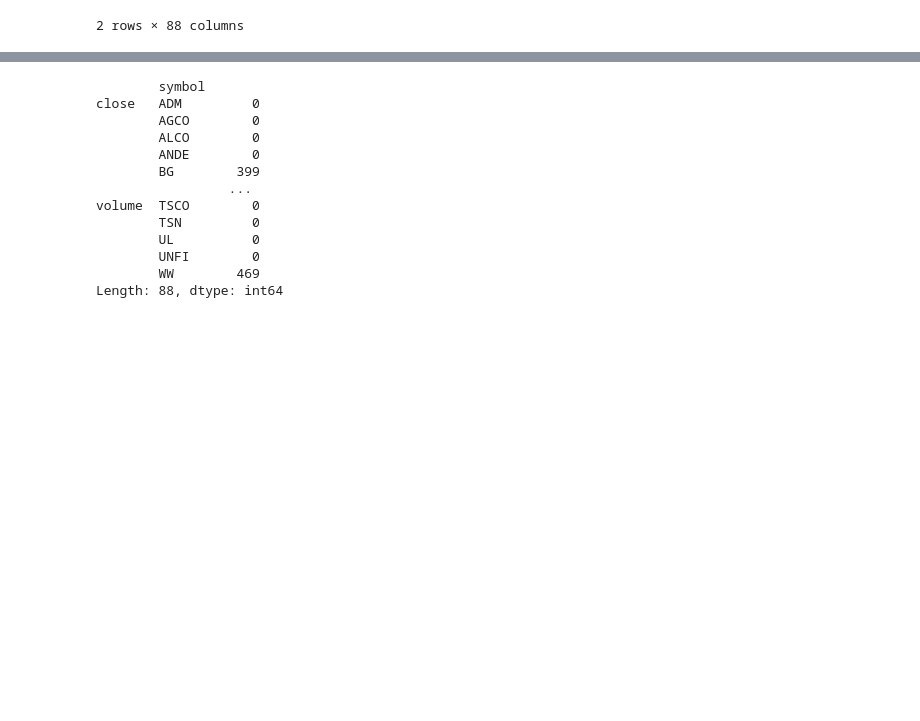
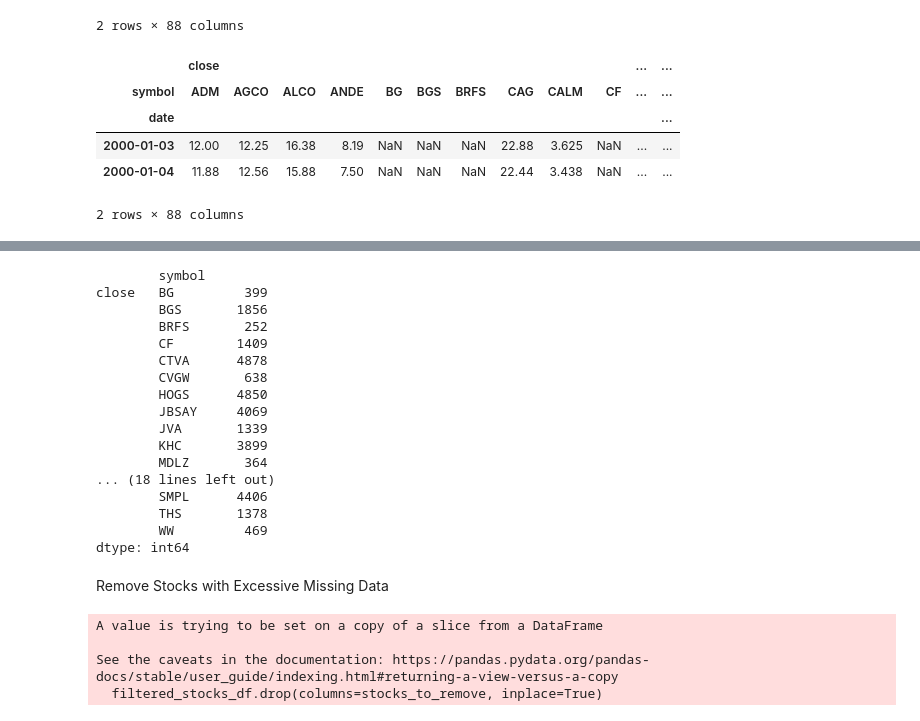
Before and after one commit to MatYohannes/hurricane-agriculture-data, a Jupyter notebook: hurricane_agriculture_analysis.ipynb, the cells around one changed output, grey strips where cells are left out. Cells and saved outputs as stored; diff of their text form; code cells hidden in the pictures; blank space fills up the shorter version.

```diff
--- a/hurricane_agriculture_analysis.ipynb
+++ b/hurricane_agriculture_analysis.ipynb
@@ -1340,6 +1340,14 @@ pivoted_stocks_df.head(2)
 # %%
 # Filter the pivoted dataframe for dates from 2000 to the present
 filtered_stocks_df = pivoted_stocks_df.loc['2000-01-01':]
+filtered_stocks_df.head(2)
+# %% [output]
+|  | close |  |  |  |  |  |  |  |  |  | ... | ... |
+| symbol | ADM | AGCO | ALCO | ANDE | BG | BGS | BRFS | CAG | CALM | CF | ... | ... |
+| date |  |  |  |  |  |  |  |  |  |  |  | ... |
+| 2000-01-03 | 12.00 | 12.25 | 16.38 | 8.19 | NaN | NaN | NaN | 22.88 | 3.625 | NaN | ... | ... |
+| 2000-01-04 | 11.88 | 12.56 | 15.88 | 7.50 | NaN | NaN | NaN | 22.44 | 3.438 | NaN | ... | ... |
+2 rows × 88 columns
 # %%
 filtered_stocks_df.describe()
 # %% [output]
@@ -1357,18 +1365,35 @@ filtered_stocks_df.describe()
 # %%
 # Check for missing values in the filtered dataframe
 missing_values_stocks = filtered_stocks_df.isnull().sum()
+missing_values_stocks = missing_values_stocks[missing_values_stocks > 0]
 print(missing_values_stocks)
 # %% [output]
         symbol
-close   ADM         0
-        AGCO        0
-        ALCO        0
-        ANDE        0
-        BG        399
-                 ...
-volume  TSCO        0
-        TSN         0
-        UL          0
-        UNFI        0
-        WW        469
-Length: 88, dtype: int64
+close   BG         399
+        BGS       1856
+        BRFS       252
+        CF        1409
+        CTVA      4878
+        CVGW       638
+        HOGS      4850
+        JBSAY     4069
+        JVA       1339
+        KHC       3899
+        MDLZ       364
+... (18 lines left out)
+        SMPL      4406
+        THS       1378
+        WW         469
+dtype: int64
+# %% [markdown]
+Remove Stocks with Excessive Missing Data
+# %%
+# Set a threshold (e.g., 15% missing rows)
+threshold = 0.15 * 6234
+stocks_to_remove = missing_values_stocks[missing_values_stocks > threshold].index
+filtered_stocks_df.drop(columns=stocks_to_remove, inplace=True)
+# %% [output]
+A value is trying to be set on a copy of a slice from a DataFrame
+
+See the caveats in the documentation: https://pandas.pydata.org/pandas-docs/stable/user_guide/indexing.html#returning-a-view-versus-a-copy
+  filtered_stocks_df.drop(columns=stocks_to_remove, inplace=True)
```
Also changed, not shown: parts of 5 cells of this notebook.
